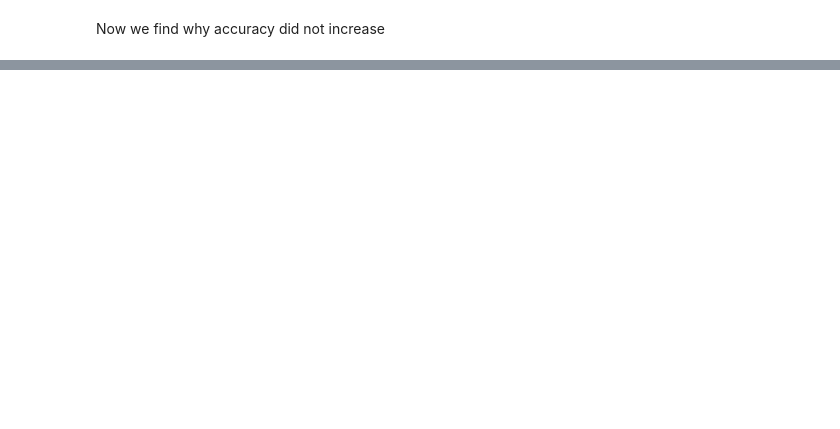
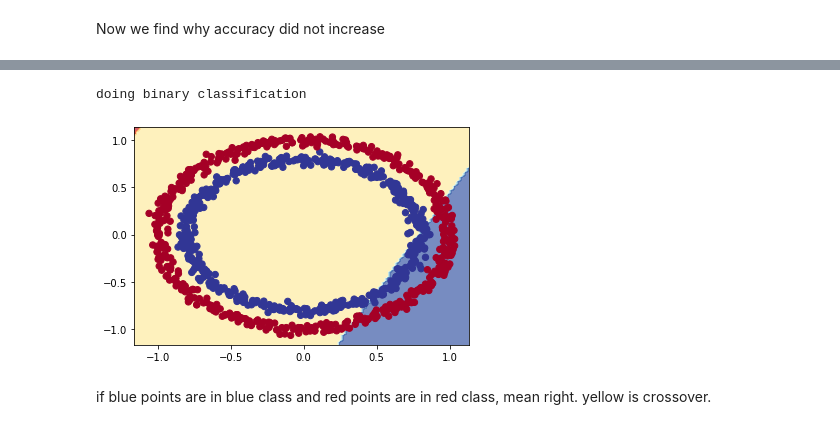
Before and after one commit to kianakiaei/TensorFlow, a Jupyter notebook: 02_neural_network_classification_with_tensorflow.ipynb, the cells around one changed output, grey strips where cells are left out. Drawn from its saved outputs; the diff is of its cells as text; code cells hidden in the pictures; blank space fills up the shorter version.

```diff
--- a/02_neural_network_classification_with_tensorflow.ipynb
+++ b/02_neural_network_classification_with_tensorflow.ipynb
@@ -291,0 +296,16 @@ Now we find why accuracy did not increase
+# %%
+# Set the random seed
+tf.random.set_seed(42)
+
+# 1. Create the model using the sequential API
+model_4 = tf.keras.Sequential([
+                               tf.keras.layers.Dense(1, activation="linear")
+])
+
+# 2. Compile the model
+model_4.compile(loss="binary_crossentropy",
+                optimizer="Adam", # if we write this, can not set lr
+                metrics=["accuracy"])
+
+# 3. Fit the model
+history = model_4.fit(x, y, epochs=100, verbose=0)
@@ -291,0 +317,10 @@ Now we find why accuracy did not increase
+# %%
+# Check out the predictions our model is making
+plot_decision_boundary(model=model_4,
+                       x=x,
+                       y=y)
+# %% [output]
+doing binary classification
+[figure, added]
+# %% [markdown]
+if blue points are in blue class and red points are in red class, mean right. yellow is crossover.
```
Also changed, not shown: parts of 7 cells of this notebook.
